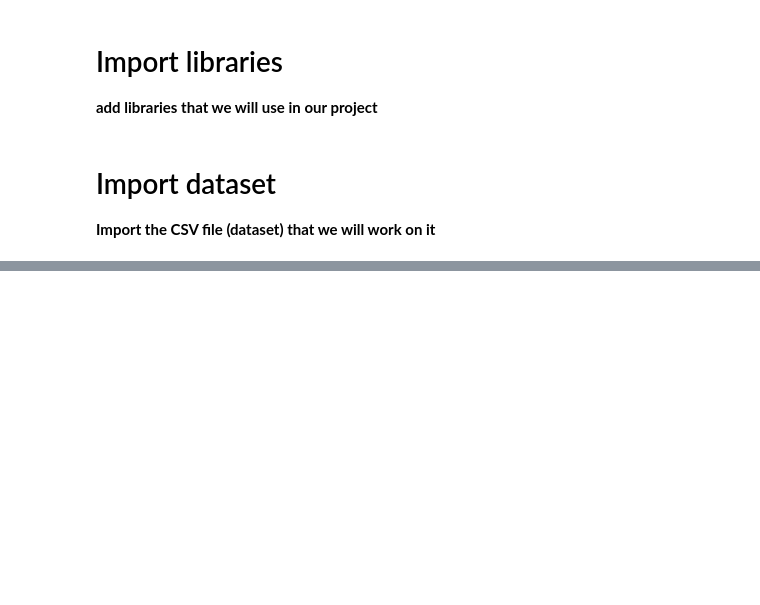
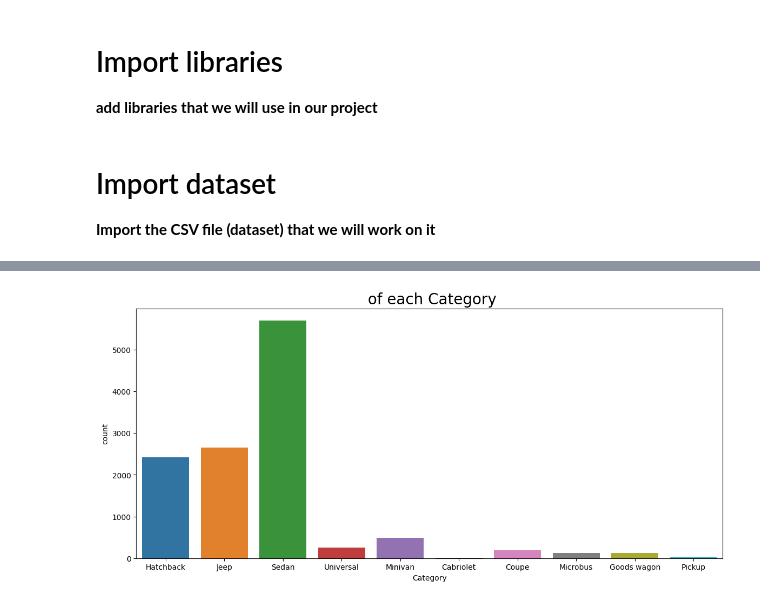
Before and after one commit to MounirReda/DV-Car-Price-Prediction-, a Jupyter notebook: dv-car-price-prediction.ipynb, the cells around one changed output, grey strips where cells are left out. Drawn from its saved outputs; the diff is of its cells as text; code cells hidden in the pictures; blank space fills up the shorter version.

```diff
--- a/dv-car-price-prediction.ipynb
+++ b/dv-car-price-prediction.ipynb
@@ -107,0 +280,7 @@ plt.show()
+# %%
+plt.subplots(figsize=(14,6))
+sns.countplot(data=car_df, x='Category')
+plt.title(" of each Category" , fontsize =20);
+plt.show()
+# %% [output]
+[figure, added]
```
Also changed, not shown: parts of 64 cells of this notebook.
